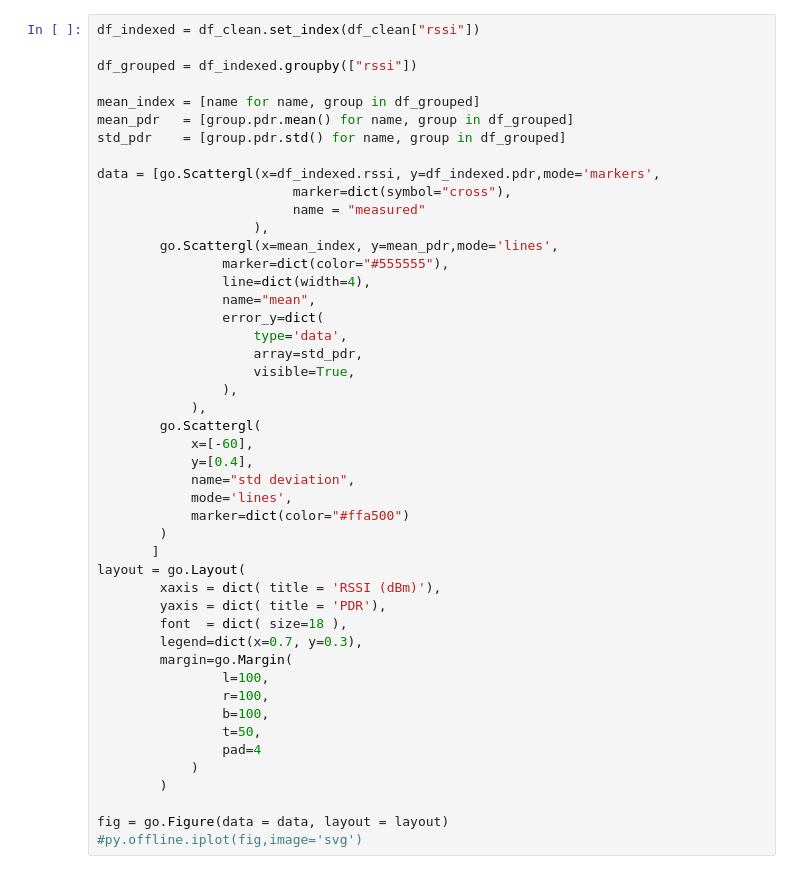
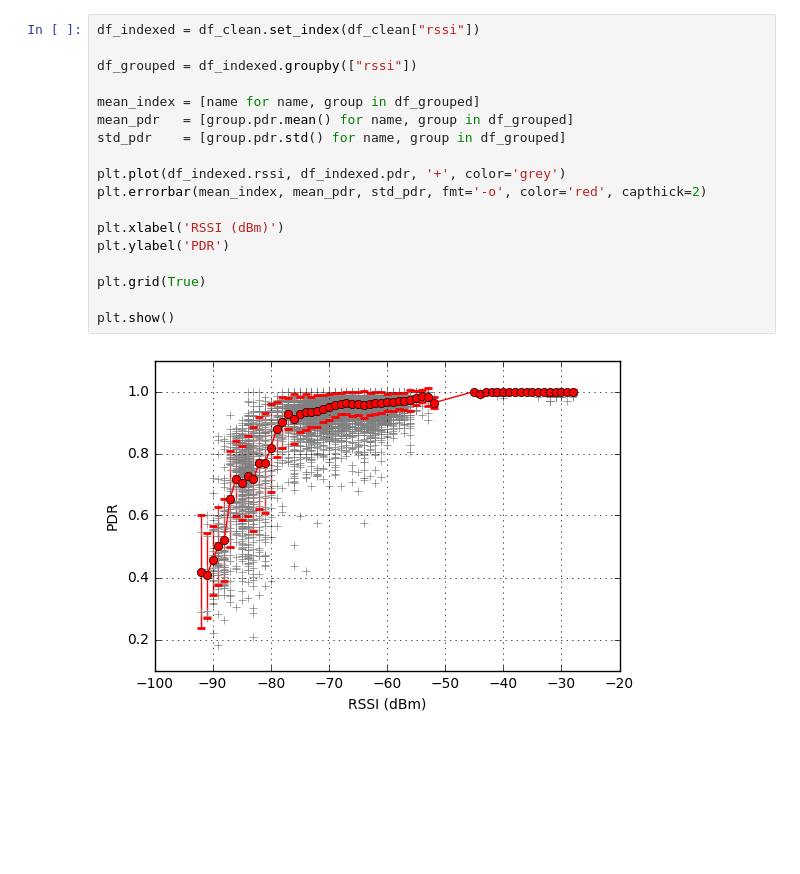
Before and after one commit to keomabrun/brun18using, a Jupyter notebook: notebooks/waterfall.ipynb, the cells around one changed output. Saved outputs shown, nothing was run; the diff lists cells and outputs as text; blank space fills up the shorter version.

```diff
--- a/notebooks/waterfall.ipynb
+++ b/notebooks/waterfall.ipynb
@@ -35,47 +57,20 @@ EmptyDataError: No columns to parse from file
-# %%
-df_indexed = df_clean.set_index(df_clean["rssi"])
-
-df_grouped = df_indexed.groupby(["rssi"])
-
-mean_index = [name for name, group in df_grouped]
-mean_pdr   = [group.pdr.mean() for name, group in df_grouped]
-std_pdr    = [group.pdr.std() for name, group in df_grouped]
-
-data = [go.Scattergl(x=df_indexed.rssi, y=df_indexed.pdr,mode='markers',
-                         marker=dict(symbol="cross"),
-                         name = "measured"
-                    ),
-        go.Scattergl(x=mean_index, y=mean_pdr,mode='lines',
-                marker=dict(color="#555555"),
-                line=dict(width=4),
-                name="mean",
-                error_y=dict(
-                    type='data',
-                    array=std_pdr,
-                    visible=True,
-                ),
-            ),
-        go.Scattergl(
-            x=[-60],
-            y=[0.4],
-            name="std deviation",
-            mode='lines',
-            marker=dict(color="#ffa500")
-        )
-       ]
-layout = go.Layout(
-        xaxis = dict( title = 'RSSI (dBm)'),
-        yaxis = dict( title = 'PDR'),
-        font  = dict( size=18 ),
-        legend=dict(x=0.7, y=0.3),
-        margin=go.Margin(
-                l=100,
-                r=100,
-                b=100,
-                t=50,
-                pad=4
-            )
-        )
-
-fig = go.Figure(data = data, layout = layout)
-#py.offline.iplot(fig,image='svg')
+# %%
+df_indexed = df_clean.set_index(df_clean["rssi"])
+
+df_grouped = df_indexed.groupby(["rssi"])
+
+mean_index = [name for name, group in df_grouped]
+mean_pdr   = [group.pdr.mean() for name, group in df_grouped]
+std_pdr    = [group.pdr.std() for name, group in df_grouped]
+
+plt.plot(df_indexed.rssi, df_indexed.pdr, '+', color='grey')
+plt.errorbar(mean_index, mean_pdr, std_pdr, fmt='-o', color='red', capthick=2)
+
+plt.xlabel('RSSI (dBm)')
+plt.ylabel('PDR')
+
+plt.grid(True)
+
+plt.show()
+# %% [output]
+[figure, added]
```
Also changed, not shown: parts of 2 cells of this notebook.
